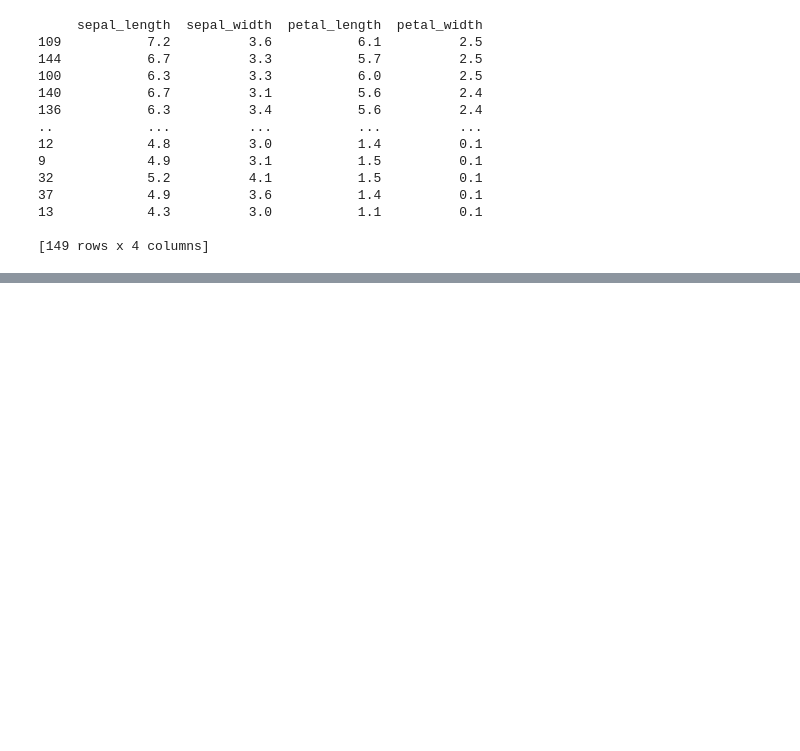
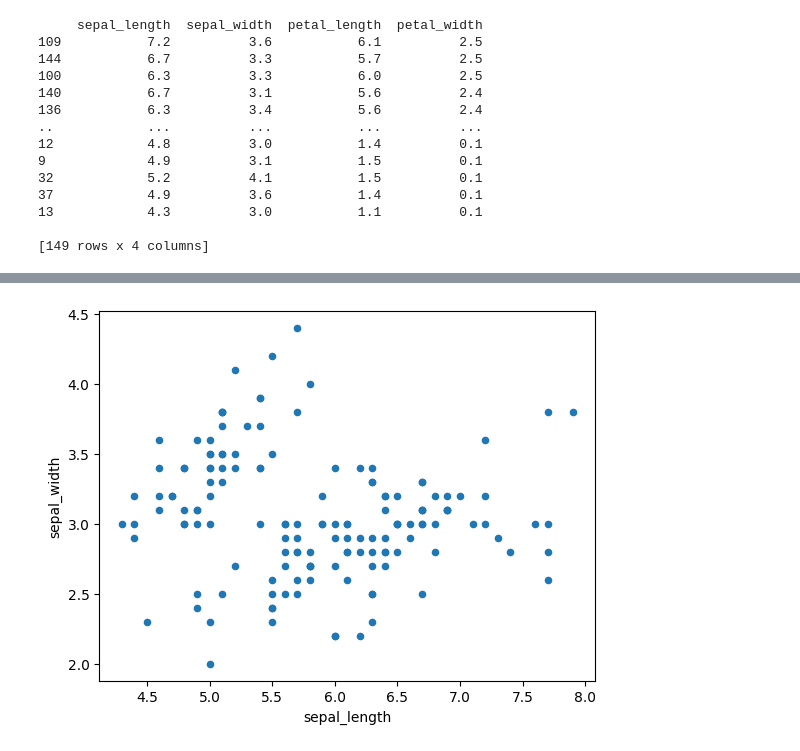
Before and after one commit to Scanf-s/Python_Study_Repo, a Jupyter notebook: Study_Python/Data_Analysis/seaborn_practice.ipynb, the cells around one changed output, grey strips where cells are left out. Saved outputs shown, nothing was run; the diff lists cells and outputs as text; code cells hidden in the pictures; blank space fills up the shorter version.

```diff
--- a/Study_Python/Data_Analysis/seaborn_practice.ipynb
+++ b/Study_Python/Data_Analysis/seaborn_practice.ipynb
@@ -230,0 +243,5 @@ print(iris)
+# %%
+iris.plot.scatter(x='sepal_length', y='sepal_width')
+plt.show()
+# %% [output]
+[figure, added]
```
Also changed, not shown: parts of 2 cells of this notebook.
